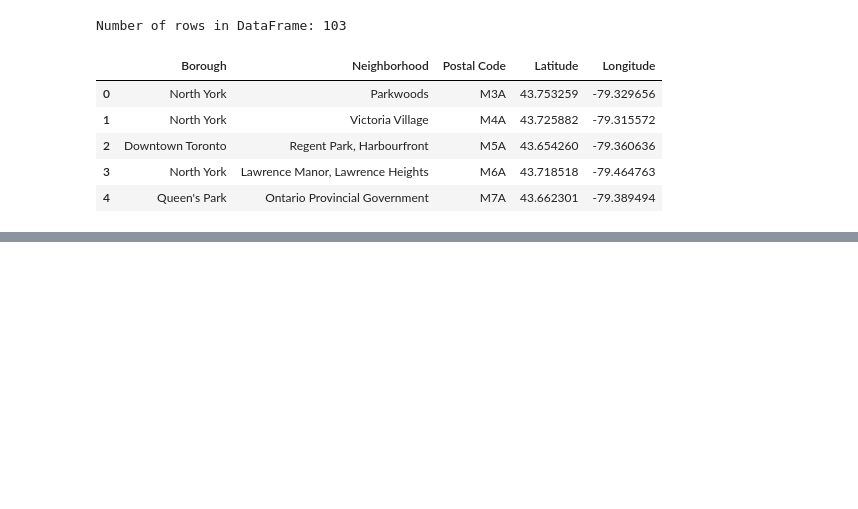
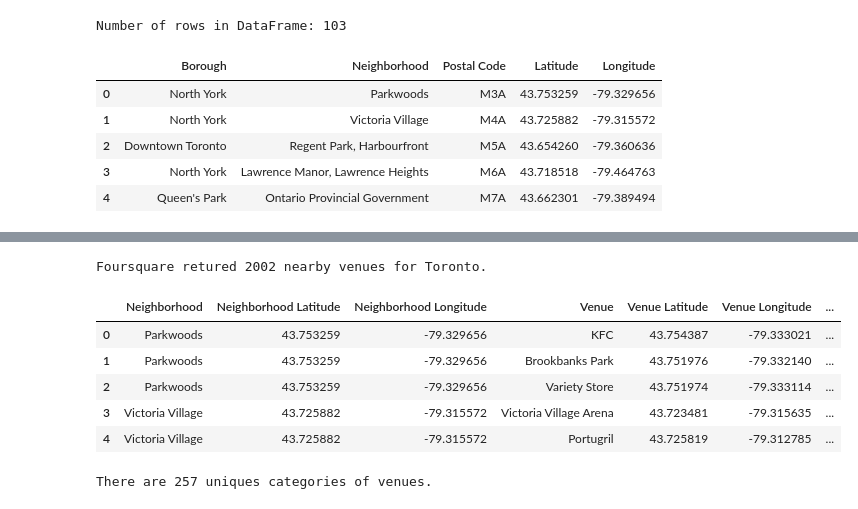
Before and after one commit to bbboomboom/bbboomboom, a Jupyter notebook: toronto.ipynb, the cells around one changed output, grey strips where cells are left out. Cells and saved outputs as stored; diff of their text form; code cells hidden in the pictures; blank space fills up the shorter version.

```diff
--- a/toronto.ipynb
+++ b/toronto.ipynb
@@ -82,0 +146,41 @@ GeocoderUnavailable: HTTPSConnectionPool(host='nominatim.openstreetmap.org', por
+# %%
+# Function to get nearby venues
+
+def getNearbyVenues(names, latitudes, longitudes, radius=500):
+    venues_list=[]
+    for name, lat, lng in zip(names, latitudes, longitudes):
+
+        url = 'https://api.foursquare.com/v2/venues/explore?&client_id={}&client_secret={}&v={}&ll={},{}&radius={}&limit={}'.format(CLIENT_ID, CLIENT_SECRET, VERSION, lat, lng, radius, LIMIT)
+
+
+        results = requests.get(url).json()["response"]['groups'][0]['items']
+
+
+        venues_list.append([(name, lat, lng, v['venue']['name'], v['venue']['location']['lat'], v['venue']['location']['lng'], v['venue']['categories'][0]['name']) for v in results])
+
+
+    nearby_venues = pd.DataFrame([item for venue_list in venues_list for item in venue_list])
+    nearby_venues.columns = ['Neighborhood', 'Neighborhood Latitude', 'Neighborhood Longitude', 'Venue', 'Venue Latitude', 'Venue Longitude', 'Venue Category']
+
+
+    return(nearby_venues)
+# %%
+toronto_venues = getNearbyVenues(names=canada_df['Neighborhood'], latitudes=canada_df['Latitude'], longitudes=canada_df['Longitude'])
+
+
+print('Foursquare retured {} nearby venues for Toronto.'.format(toronto_venues.shape[0]))
+
+
+toronto_venues.head(5)
+# %% [output]
+Foursquare retured 2002 nearby venues for Toronto.
+|  | Neighborhood | Neighborhood Latitude | Neighborhood Longitude | Venue | Venue Latitude | Venue Longitude | ... |
+| 0 | Parkwoods | 43.753259 | -79.329656 | KFC | 43.754387 | -79.333021 | ... |
+| 1 | Parkwoods | 43.753259 | -79.329656 | Brookbanks Park | 43.751976 | -79.332140 | ... |
+| 2 | Parkwoods | 43.753259 | -79.329656 | Variety Store | 43.751974 | -79.333114 | ... |
+| 3 | Victoria Village | 43.725882 | -79.315572 | Victoria Village Arena | 43.723481 | -79.315635 | ... |
+| 4 | Victoria Village | 43.725882 | -79.315572 | Portugril | 43.725819 | -79.312785 | ... |
+# %%
+print('There are {} uniques categories of venues.'.format(len(toronto_venues['Venue Category'].unique())))
+# %% [output]
+There are 257 uniques categories of venues.
```
Also changed, not shown: parts of 12 cells of this notebook.
